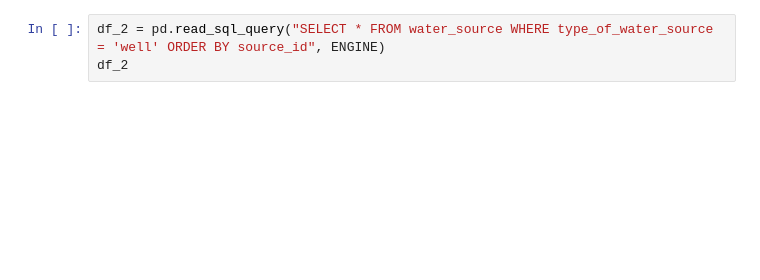
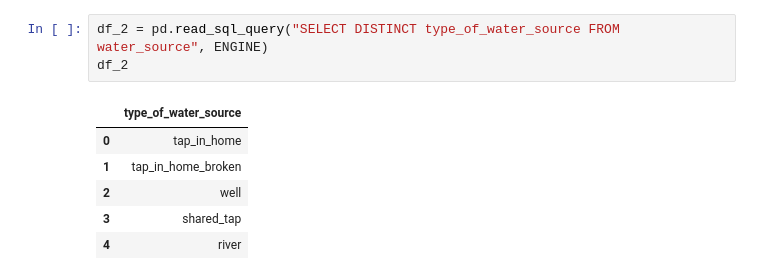
Before and after one commit to felixmuinde/Databases3.2, a Jupyter notebook: 01-assignment1.ipynb, the cells around one changed output. Saved outputs shown, nothing was run; the diff lists cells and outputs as text; blank space fills up the shorter version.

```diff
--- a/01-assignment1.ipynb
+++ b/01-assignment1.ipynb
@@ -44,3 +156,10 @@ df_1
 # %%
-df_2 = pd.read_sql_query("SELECT * FROM water_source WHERE type_of_water_source = 'well' ORDER BY source_id", ENGINE)
+df_2 = pd.read_sql_query("SELECT DISTINCT type_of_water_source FROM water_source", ENGINE)
 df_2
+# %% [output]
+|  | type_of_water_source |
+| 0 | tap_in_home |
+| 1 | tap_in_home_broken |
+| 2 | well |
+| 3 | shared_tap |
+| 4 | river |
```
Also changed, not shown: parts of 14 cells of this notebook.
